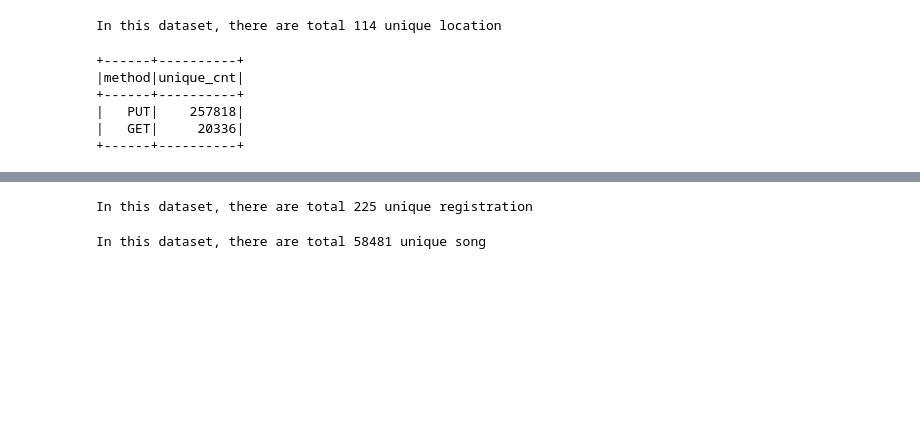
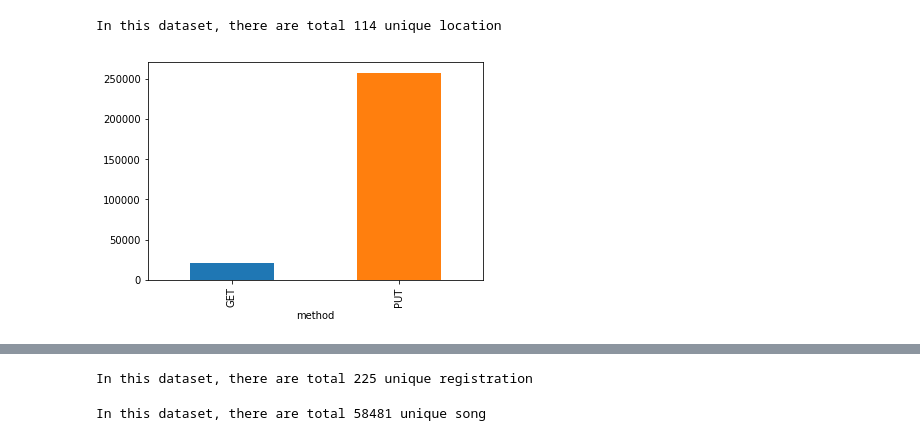
Before and after one commit to luguodata/User-Churn-Prediction-with-Spark, a Jupyter notebook: Churn_Prediction_with_Spark.ipynb, the cells around one changed output, grey strips where cells are left out. Saved outputs shown, nothing was run; the diff lists cells and outputs as text; code cells hidden in the pictures; blank space fills up the shorter version.

```diff
--- a/Churn_Prediction_with_Spark.ipynb
+++ b/Churn_Prediction_with_Spark.ipynb
@@ -266,12 +265,7 @@ dispaly_vara_cnt('location')
 # %% [output]
 In this dataset, there are total 114 unique location
 # %%
-dispaly_vara_cnt('method')
+plot_vara_cnt('method')
 # %% [output]
-+------+----------+
-|method|unique_cnt|
-+------+----------+
-|   PUT|    257818|
-|   GET|     20336|
-+------+----------+
+[figure, added]
 # %%
```
Also changed, not shown: parts of 75 cells of this notebook, 1 other file.
